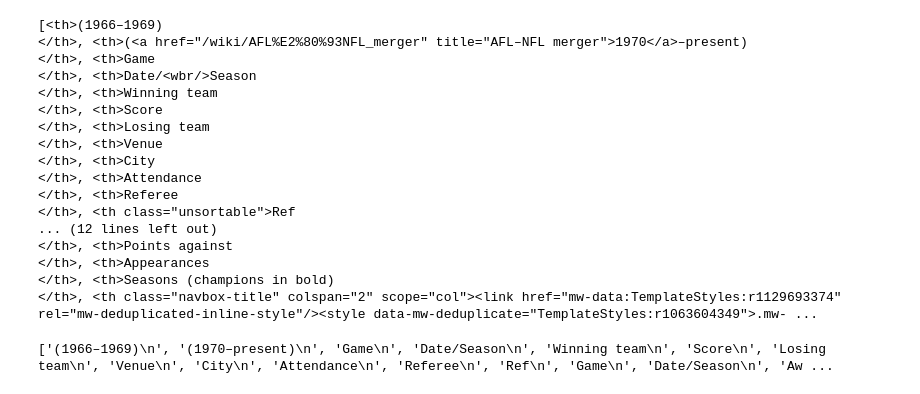
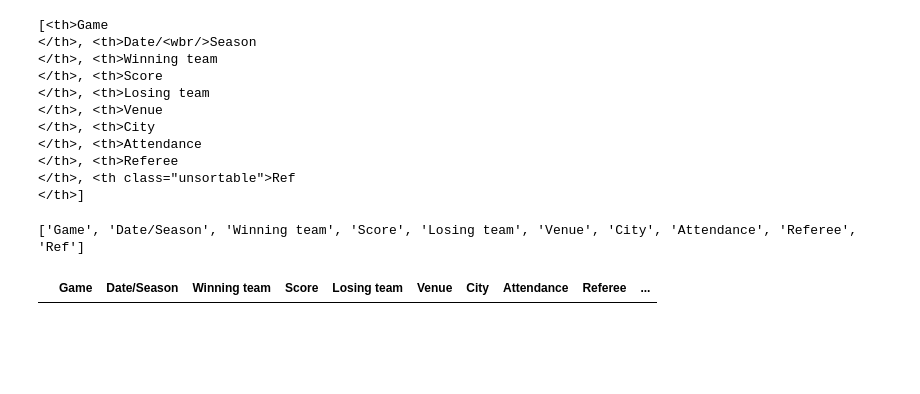
Before and after one commit to kd5200/web-scrapping-python, a Jupyter notebook: web_scrape/webscrape.ipynb, the cells around one changed output. Saved outputs shown, nothing was run; the diff lists cells and outputs as text; code cells hidden in the pictures; blank space fills up the shorter version.

```diff
--- a/web_scrape/webscrape.ipynb
+++ b/web_scrape/webscrape.ipynb
@@ -49,3 +49,3 @@ soup.find_all('table')[1]
 </td></tr></tbody></table>
 # %%
-soup.find('table', class_ = 'wikitable sortable sticky-header')
+table = soup.find('table', class_ = 'wikitable sortable sticky-header')
@@ -70,2 +52,2 @@ soup.find('table', class_ = 'wikitable sortable sticky-header')
 # %%
-sb_titles = soup.find_all('th')
+sb_titles = table.find_all('th')
@@ -72,9 +56,7 @@ sb_titles = soup.find_all('th')
 # %%
 print(sb_titles)
 # %% [output]
-[<th>(1966–1969)
-</th>, <th>(<a href="/wiki/AFL%E2%80%93NFL_merger" title="AFL–NFL merger">1970</a>–present)
-</th>, <th>Game
+[<th>Game
 </th>, <th>Date/<wbr/>Season
 </th>, <th>Winning team
 </th>, <th>Score
@@ -84,14 +66,10 @@ print(sb_titles)
 </th>, <th>Attendance
 </th>, <th>Referee
 </th>, <th class="unsortable">Ref
-... (12 lines left out)
-</th>, <th>Points against
-</th>, <th>Appearances
-</th>, <th>Seasons (champions in bold)
-</th>, <th class="navbox-title" colspan="2" scope="col"><link href="mw-data:TemplateStyles:r1129693374" rel="mw-deduplicated-inline-style"/><style data-mw-deduplicate="TemplateStyles:r1063604349">.mw- ...
+</th>]
 # %%
-SB_table_titles = [title.text for title in sb_titles]
+SB_table_titles = [title.text.strip() for title in sb_titles]
 # %%
 print(SB_table_titles)
 # %% [output]
-['(1966–1969)\n', '(1970–present)\n', 'Game\n', 'Date/Season\n', 'Winning team\n', 'Score\n', 'Losing team\n', 'Venue\n', 'City\n', 'Attendance\n', 'Referee\n', 'Ref\n', 'Game\n', 'Date/Season\n', 'Aw ...
+['Game', 'Date/Season', 'Winning team', 'Score', 'Losing team', 'Venue', 'City', 'Attendance', 'Referee', 'Ref']
@@ -97,0 +78,6 @@ print(SB_table_titles)
+# %%
+df = pd.DataFrame(columns = SB_table_titles)
+
+df
+# %% [output]
+|  | Game | Date/Season | Winning team | Score | Losing team | Venue | City | Attendance | Referee | ... |
```
Also changed, not shown: parts of 7 cells of this notebook.
